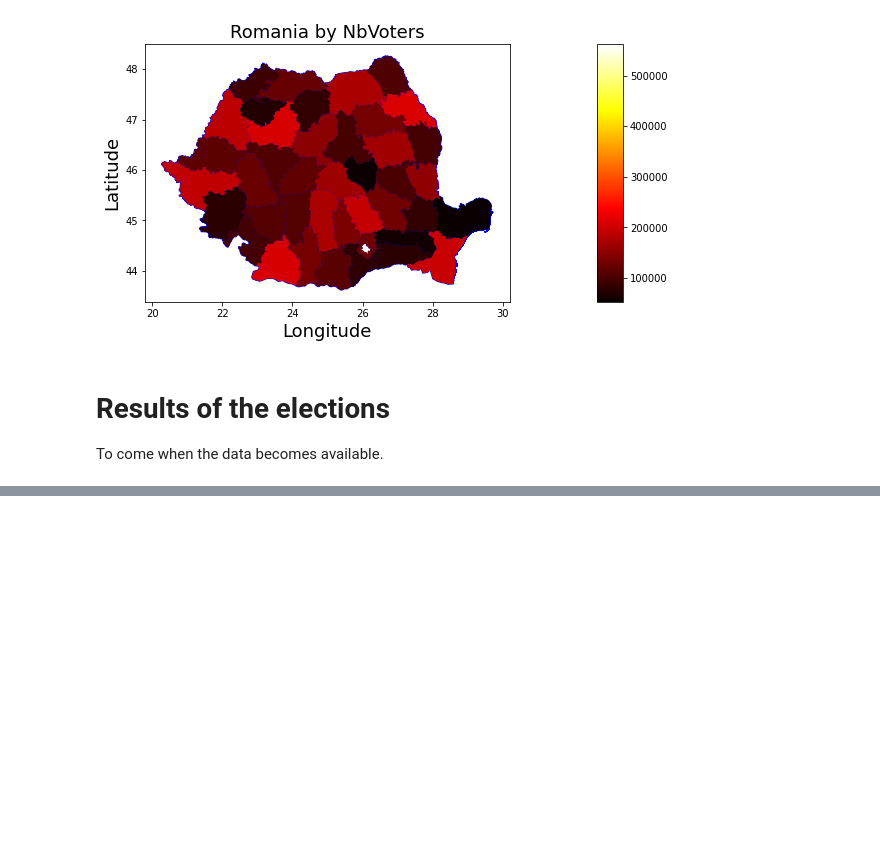
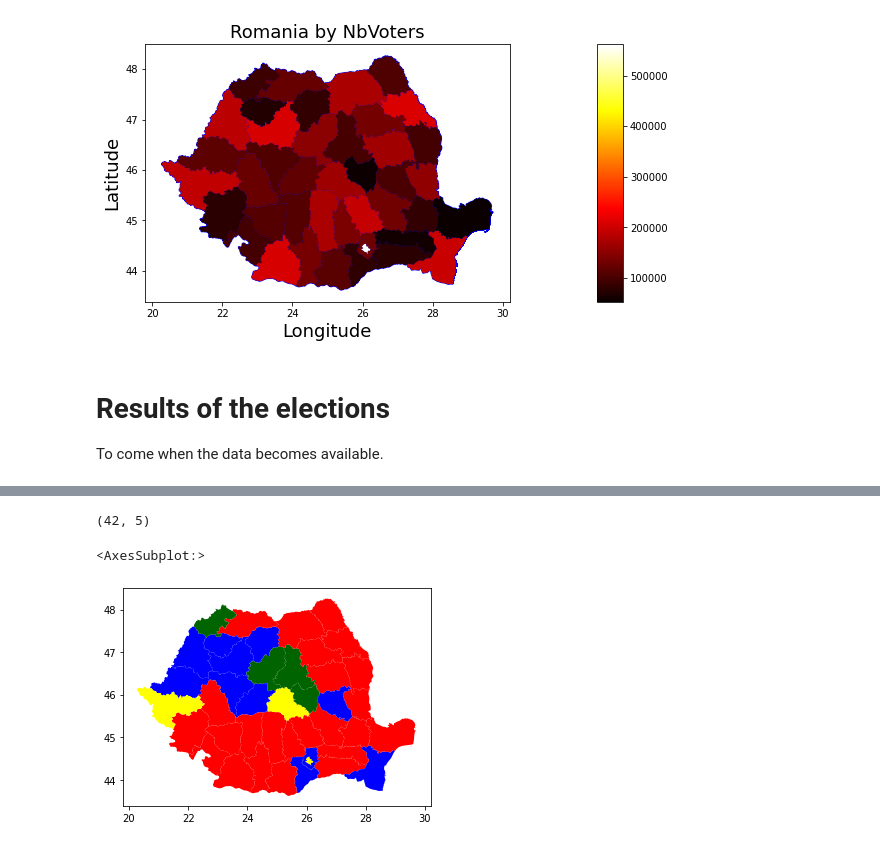
Before and after one commit to abuzatu/geo_spatial, a Jupyter notebook: romania/ro_elections.ipynb, the cells around one changed output, grey strips where cells are left out. Drawn from its saved outputs; the diff is of its cells as text; code cells hidden in the pictures; blank space fills up the shorter version.

Commit message:
Add plot of county colored as per winning party in that county

```diff
--- a/romania/ro_elections.ipynb
+++ b/romania/ro_elections.ipynb
@@ -396,0 +429,3 @@ To come when the data becomes available.
+# %%
+df_result["winner"] = df_result.set_index("county").apply(find_winner, axis = 1).values
+df_result
@@ -396,0 +450,13 @@ To come when the data becomes available.
+# %%
+# add the color of the winning party
+dict_party_color = {
+    "PSD" : "red",
+    "PNL" : "blue",
+    "USRPLUS" : "yellow",
+    "AUR" : "goldenrod",
+    "UDMR" : "darkgreen",
+    "PMP" : "palegreen",
+    "PROROMANIA": "tomato",
+}
+df_result["color"] = df_result.winner.map(dict_party_color)
+df_result
@@ -396,0 +507,3 @@ To come when the data becomes available.
+# %%
+gdf_counties_5 = gdf_counties_4.merge(df_result, left_on = "County Abbreviation", right_on = "county",)
+gdf_counties_5
@@ -396,0 +531,3 @@ To come when the data becomes available.
+# %%
+gdf_counties_5 = gdf_counties_5[["county", "NAME_1", "winner", "color", "geometry"]]
+gdf_counties_5
@@ -396,0 +552,9 @@ To come when the data becomes available.
+# %%
+gdf_counties_5.shape
+# %% [output]
+(42, 5)
+# %%
+gdf_counties_5.plot(color = gdf_counties_5.color.values)
+# %% [output]
+<AxesSubplot:>
+[figure, added]
```
Also changed, not shown: parts of 15 cells of this notebook.
